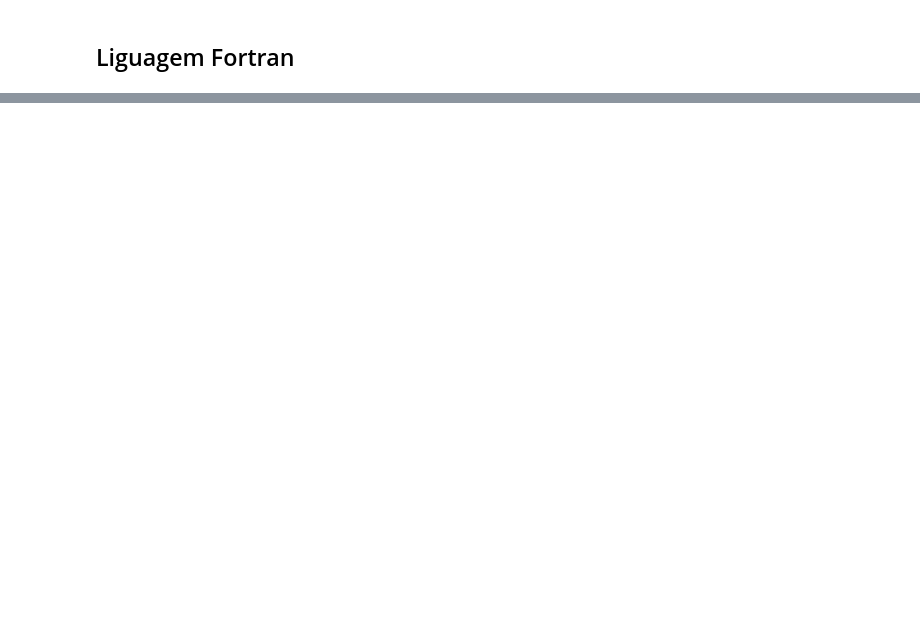
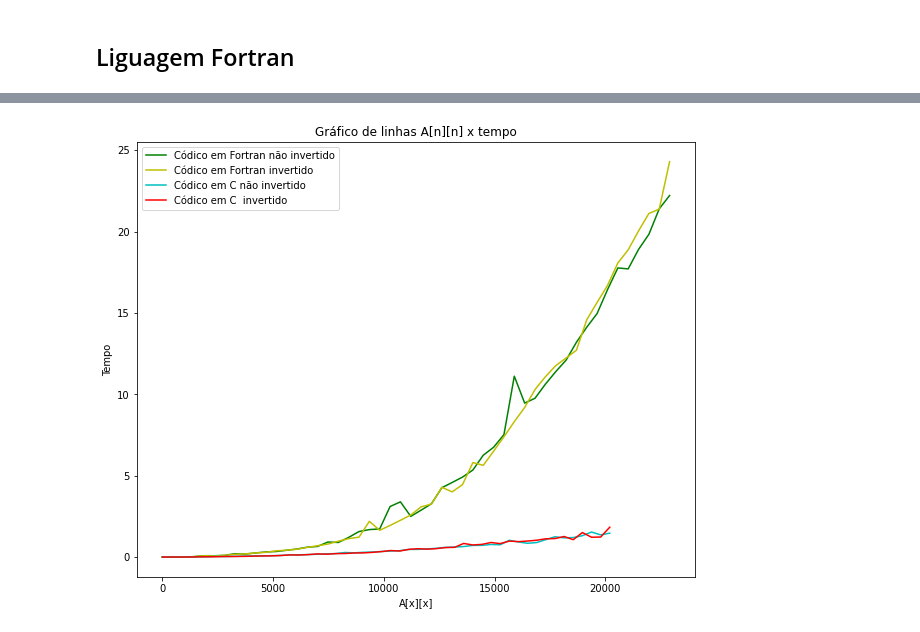
Before and after one commit to YasminForestti/Computacao-de-alto-desempenho, a Jupyter notebook: Grafico.ipynb, the cells around one changed output, grey strips where cells are left out. Drawn from its saved outputs; the diff is of its cells as text; code cells hidden in the pictures; blank space fills up the shorter version.

```diff
--- a/Grafico.ipynb
+++ b/Grafico.ipynb
@@ -76,0 +107,17 @@ plt.show()
+# %%
+fig = plt.figure(figsize=(10, 8))
+
+plt.plot(x_new_1_f, f_1_f(x_new_1_f) , '-', c = 'g',label = 'Códico em Fortran não invertido')
+plt.plot(x_new_2_f, f_2_f(x_new_2_f) , '-', c = 'y',label = 'Códico em Fortran invertido')
+
+plt.plot(x_new_1_c, f_1_c(x_new_1_c) , '-', c = 'c',label = 'Códico em C não invertido')
+plt.plot(x_new_2_c, f_2_c(x_new_2_c) , '-', c = 'r',label = 'Códico em C  invertido')
+
+plt.title('Gráfico de linhas A[n][n] x tempo')
+plt.xlabel('A[x][x]')
+plt.ylabel('Tempo')
+
+plt.legend()
+plt.show()
+# %% [output]
+[figure, added]
```
Also changed, not shown: parts of 12 cells of this notebook, 3 other files.
